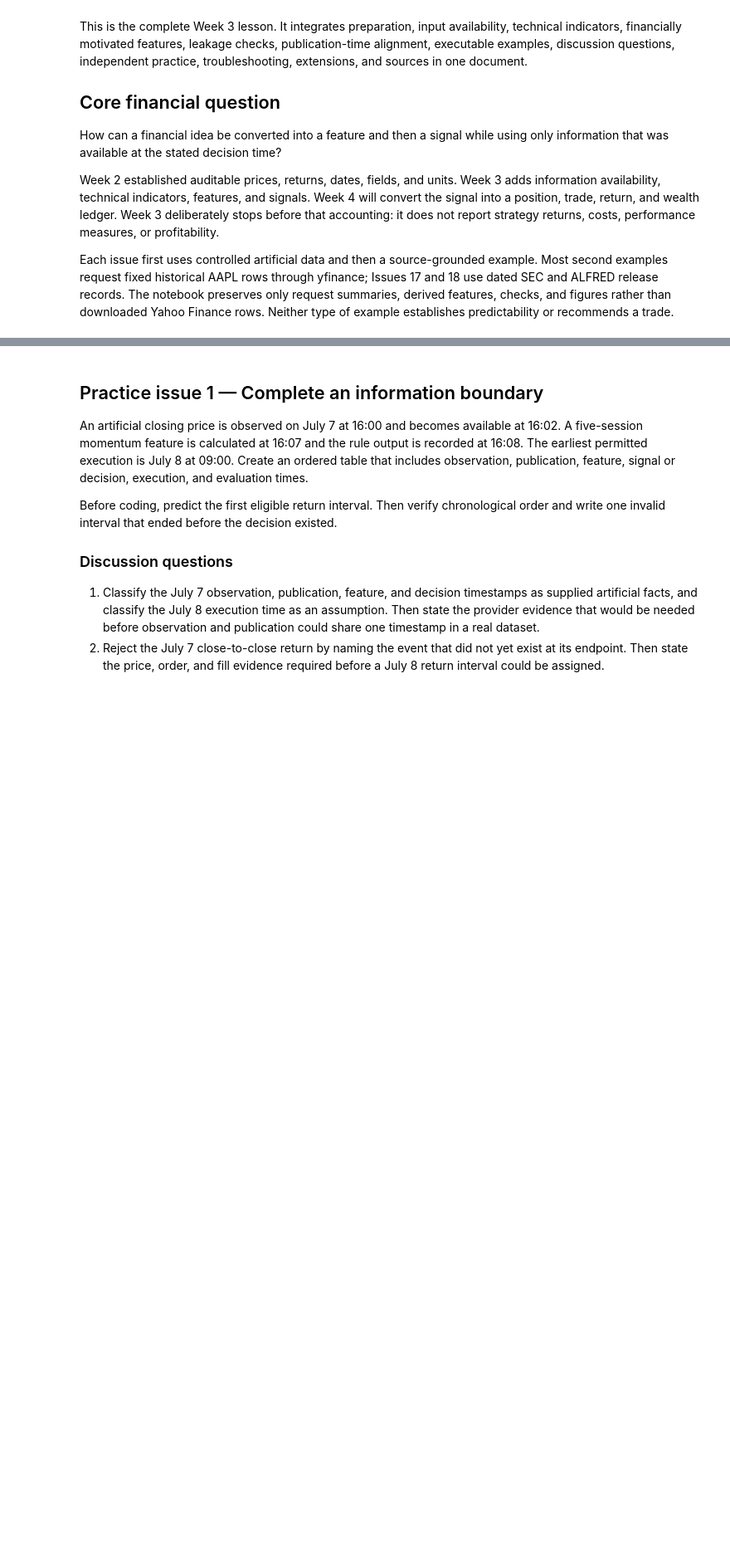
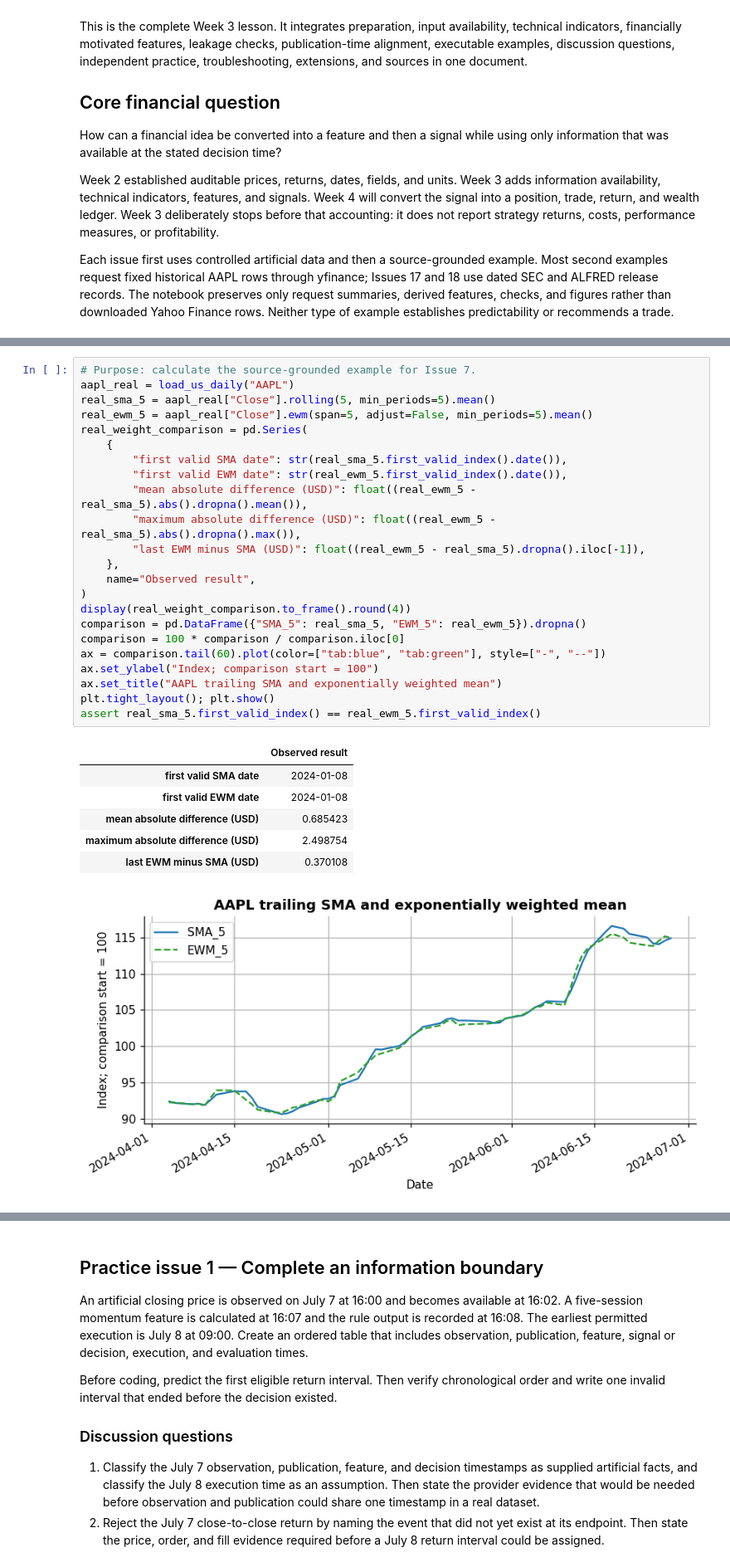
Before and after one commit to KennethWYLee/FinTech, a Jupyter notebook: course/03/week3_main.ipynb, the cells around one changed output, grey strips where cells are left out. Shown at 83% size. Cells and saved outputs as stored; diff of their text form; blank space fills up the shorter version.

```diff
--- a/course/03/week3_main.ipynb
+++ b/course/03/week3_main.ipynb
@@ -2852,0 +1015,31 @@ These exercises use different artificial values and dates. Complete only the pra
+# %%
+# Purpose: calculate the source-grounded example for Issue 7.
+aapl_real = load_us_daily("AAPL")
+real_sma_5 = aapl_real["Close"].rolling(5, min_periods=5).mean()
+real_ewm_5 = aapl_real["Close"].ewm(span=5, adjust=False, min_periods=5).mean()
+real_weight_comparison = pd.Series(
+    {
+        "first valid SMA date": str(real_sma_5.first_valid_index().date()),
+        "first valid EWM date": str(real_ewm_5.first_valid_index().date()),
+        "mean absolute difference (USD)": float((real_ewm_5 - real_sma_5).abs().dropna().mean()),
+        "maximum absolute difference (USD)": float((real_ewm_5 - real_sma_5).abs().dropna().max()),
+        "last EWM minus SMA (USD)": float((real_ewm_5 - real_sma_5).dropna().iloc[-1]),
+    },
+    name="Observed result",
+)
+display(real_weight_comparison.to_frame().round(4))
+comparison = pd.DataFrame({"SMA_5": real_sma_5, "EWM_5": real_ewm_5}).dropna()
+comparison = 100 * comparison / comparison.iloc[0]
+ax = comparison.tail(60).plot(color=["tab:blue", "tab:green"], style=["-", "--"])
+ax.set_ylabel("Index; comparison start = 100")
+ax.set_title("AAPL trailing SMA and exponentially weighted mean")
+plt.tight_layout(); plt.show()
+assert real_sma_5.first_valid_index() == real_ewm_5.first_valid_index()
+# %% [output]
+|  | Observed result |
+| first valid SMA date | 2024-01-08 |
+| first valid EWM date | 2024-01-08 |
+| mean absolute difference (USD) | 0.685423 |
+| maximum absolute difference (USD) | 2.498754 |
+| last EWM minus SMA (USD) | 0.370108 |
+[figure, added]
```
Also changed, not shown: parts of 259 cells of this notebook, 13 other files.
